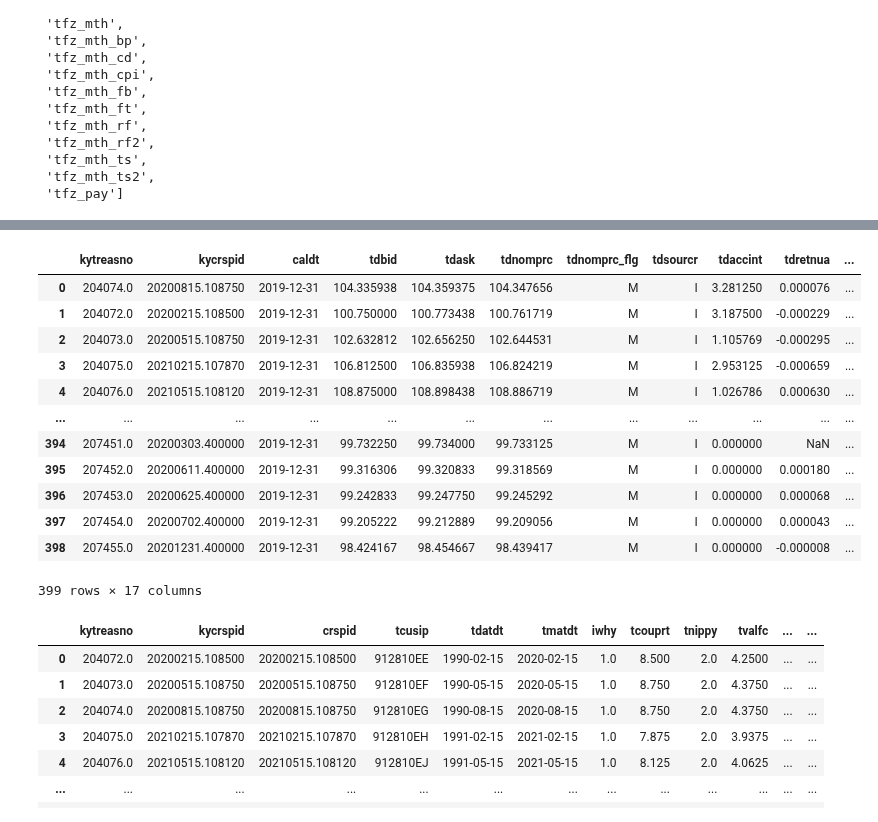
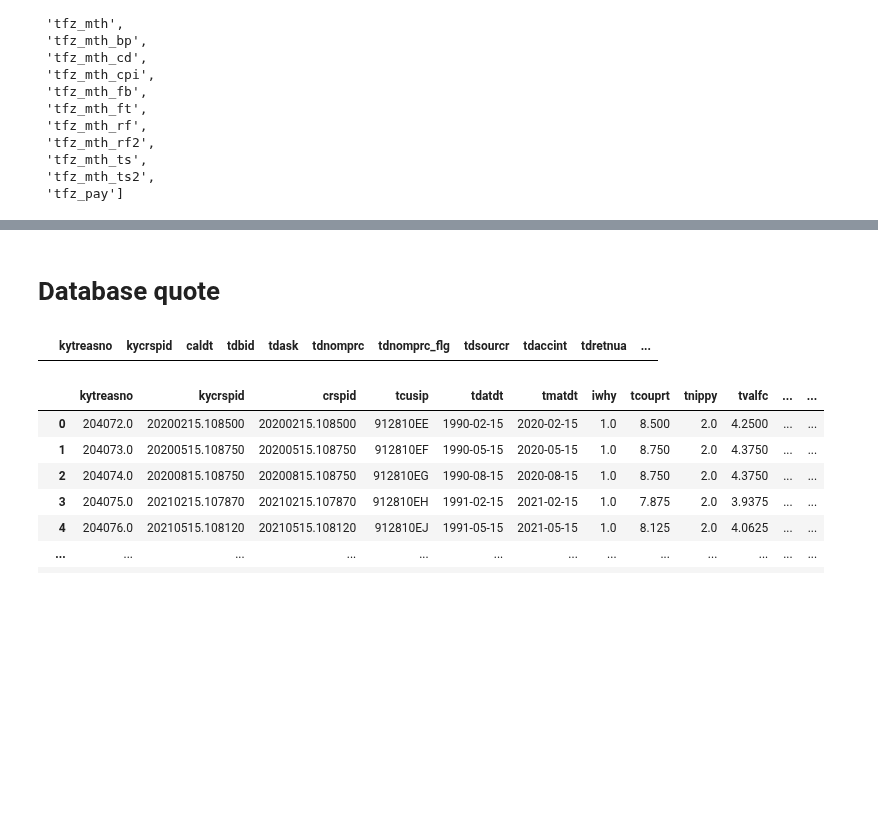
Before and after one commit to MarkHendricks/drw-markets, a Jupyter notebook: build_data/WRDS_Treasuries.ipynb, the cells around one changed output, grey strips where cells are left out. Drawn from its saved outputs; the diff is of its cells as text; code cells hidden in the pictures; blank space fills up the shorter version.

```diff
--- a/build_data/WRDS_Treasuries.ipynb
+++ b/build_data/WRDS_Treasuries.ipynb
@@ -90,25 +92,15 @@ Approximately 3204117 rows in crsp_m_treasuries.tfz_dly.
 | 14 | tdpdint | True | DOUBLE_PRECISION |
 | 15 | tdidxratio | True | DOUBLE_PRECISION |
 | 16 | tdidxratio_flg | True | VARCHAR(1) |
+# %% [markdown]
+# Database quote
 # %%
-DATE = '2019-12-31'
+DATE = '2022-06-30'
 SQL_QUERY = f'select * from crsp_m_treasuries.tfz_dly where caldt=\'{DATE}\''
 data_quotes = db.raw_sql(SQL_QUERY)
 data_quotes
 # %% [output]
 |  | kytreasno | kycrspid | caldt | tdbid | tdask | tdnomprc | tdnomprc_flg | tdsourcr | tdaccint | tdretnua | ... |
-| 0 | 204074.0 | 20200815.108750 | 2019-12-31 | 104.335938 | 104.359375 | 104.347656 | M | I | 3.281250 | 0.000076 | ... |
-| 1 | 204072.0 | 20200215.108500 | 2019-12-31 | 100.750000 | 100.773438 | 100.761719 | M | I | 3.187500 | -0.000229 | ... |
-| 2 | 204073.0 | 20200515.108750 | 2019-12-31 | 102.632812 | 102.656250 | 102.644531 | M | I | 1.105769 | -0.000295 | ... |
-| 3 | 204075.0 | 20210215.107870 | 2019-12-31 | 106.812500 | 106.835938 | 106.824219 | M | I | 2.953125 | -0.000659 | ... |
-| 4 | 204076.0 | 20210515.108120 | 2019-12-31 | 108.875000 | 108.898438 | 108.886719 | M | I | 1.026786 | 0.000630 | ... |
-| ... | ... | ... | ... | ... | ... | ... | ... | ... | ... | ... | ... |
-| 394 | 207451.0 | 20200303.400000 | 2019-12-31 | 99.732250 | 99.734000 | 99.733125 | M | I | 0.000000 | NaN | ... |
-| 395 | 207452.0 | 20200611.400000 | 2019-12-31 | 99.316306 | 99.320833 | 99.318569 | M | I | 0.000000 | 0.000180 | ... |
-| 396 | 207453.0 | 20200625.400000 | 2019-12-31 | 99.242833 | 99.247750 | 99.245292 | M | I | 0.000000 | 0.000068 | ... |
-| 397 | 207454.0 | 20200702.400000 | 2019-12-31 | 99.205222 | 99.212889 | 99.209056 | M | I | 0.000000 | 0.000043 | ... |
-| 398 | 207455.0 | 20201231.400000 | 2019-12-31 | 98.424167 | 98.454667 | 98.439417 | M | I | 0.000000 | -0.000008 | ... |
-399 rows × 17 columns
 # %%
 KEYS = tuple(data_quotes['kytreasno'])
 SQL_QUERY = f'select * from crsp_m_treasuries.tfz_iss where kytreasno in {KEYS}'
```
Also changed, not shown: parts of 2 cells of this notebook, 8 other files.
